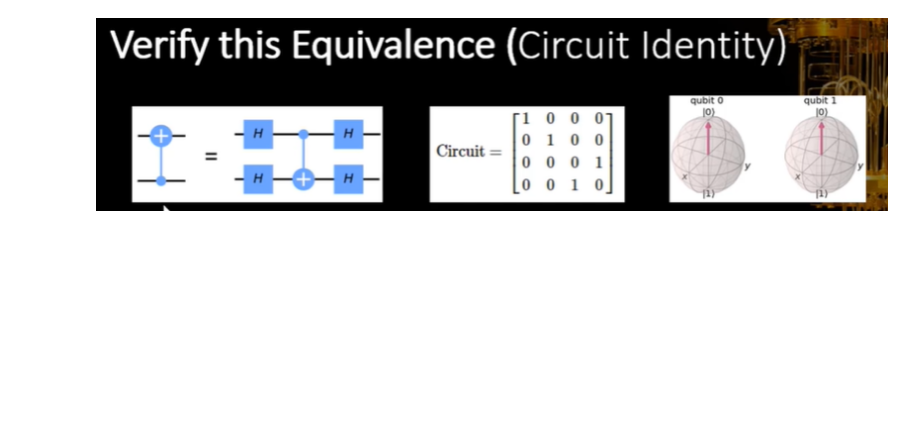
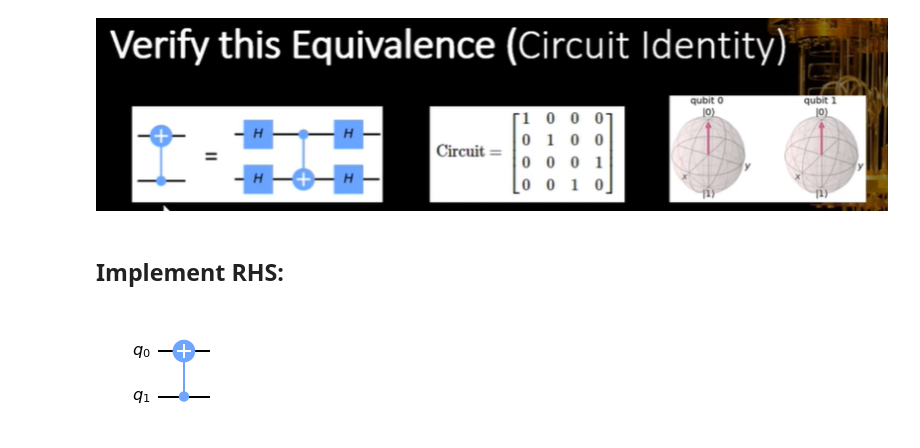
Before and after one commit to RSwarnkar/quantum-computing, a Jupyter notebook: Notebooks/17 CNOT Circuit Identity.ipynb, the cells around one changed output. Drawn from its saved outputs; the diff is of its cells as text; code cells hidden in the pictures; blank space fills up the shorter version.

```diff
--- a/Notebooks/17-INC CNOT Circuit Identity.ipynb
+++ b/Notebooks/17 CNOT Circuit Identity.ipynb
@@ -1,2 +1,4 @@
 # %% [markdown]
 ![image.png](attachment:image.png)
+# %% [markdown]
+## Implement RHS:
@@ -2,0 +9,7 @@
+# %%
+num_qb = 2
+qc_rhs = QuantumCircuit(num_qb)
+qc_rhs.cnot(control_qubit=1,target_qubit=0)
+qc_rhs.draw("mpl")
+# %% [output]
+[figure, added]
```
Also changed, not shown: parts of 6 cells of this notebook, 3 other files.
